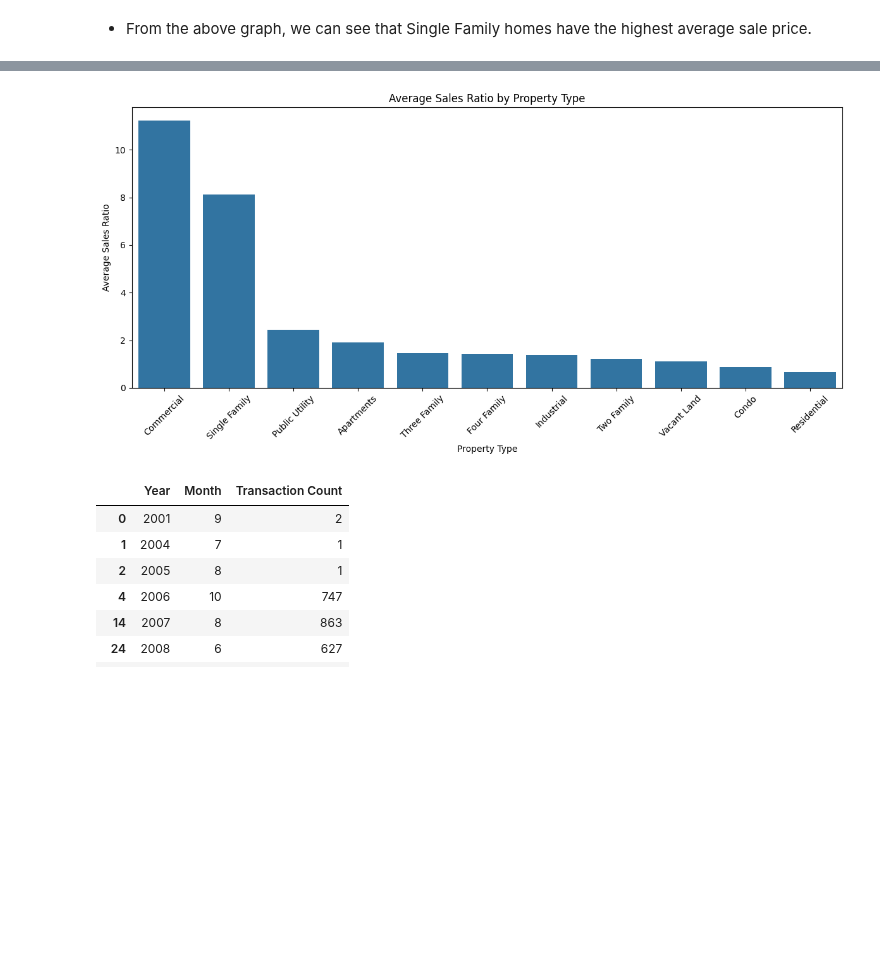
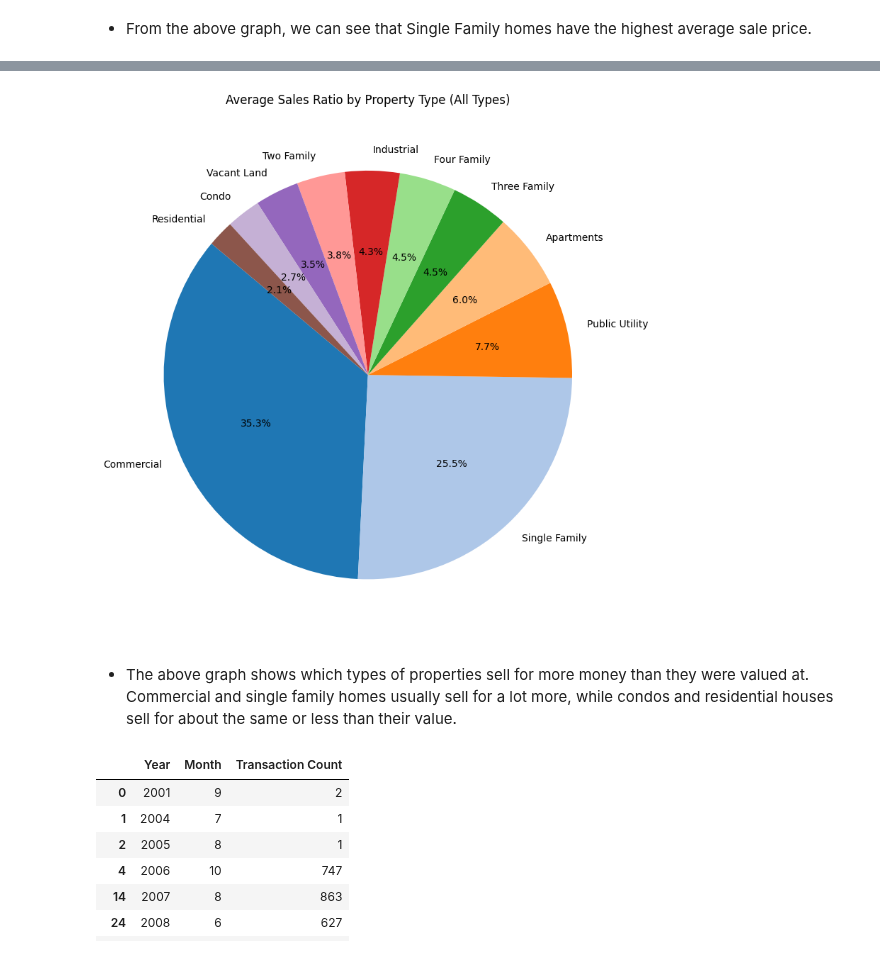
Before and after one commit to kthanikonda/DataWithPython, a Jupyter notebook: Real_Estate_Project-2.ipynb, the cells around one changed output, grey strips where cells are left out. Cells and saved outputs as stored; diff of their text form; code cells hidden in the pictures; blank space fills up the shorter version.

```diff
--- a/Real_Estate_Project-2.ipynb
+++ b/Real_Estate_Project-2.ipynb
@@ -670,14 +679,22 @@ Passing `palette` without assigning `hue` is deprecated and will be removed in v
 # %%
 # 4. Average Sales Ratio by Property Type
-plt.figure(figsize=(12, 6))
 avg_sales_ratio = df.groupby("Property Type")["Sales Ratio"].mean().sort_values(ascending=False)
-sns.barplot(x=avg_sales_ratio.index, y=avg_sales_ratio.values)
-plt.title("Average Sales Ratio by Property Type")
-plt.xlabel("Property Type")
-plt.ylabel("Average Sales Ratio")
-plt.xticks(rotation=45)
+
+# Plot pie chart with all property types
+plt.figure(figsize=(8, 8))
+plt.pie(
+    avg_sales_ratio,
+    labels=avg_sales_ratio.index,
+    autopct='%1.1f%%',
+    startangle=140,
+    colors=sns.color_palette('tab20', len(avg_sales_ratio))
+)
+plt.title("Average Sales Ratio by Property Type (All Types)")
+plt.axis('equal')
 plt.tight_layout()
 plt.show()
 # %% [output]
-[figure, old version]
+[figure, new version]
+# %% [markdown]
+* The above graph shows which types of properties sell for more money than they were valued at. Commercial and single family homes usually sell for a lot more, while condos and residential houses sell for about the same or less than their value.
 # %%
```
Also changed, not shown: parts of 3 cells of this notebook.
